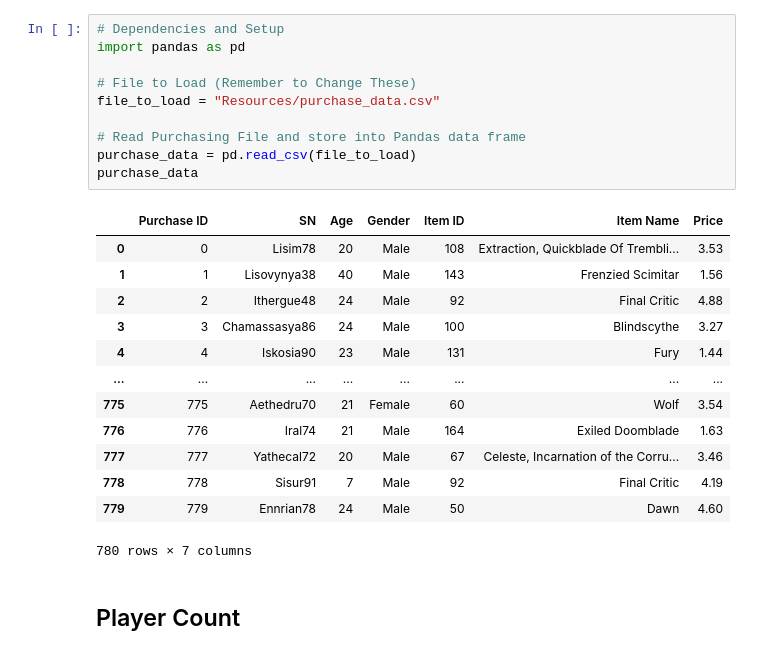
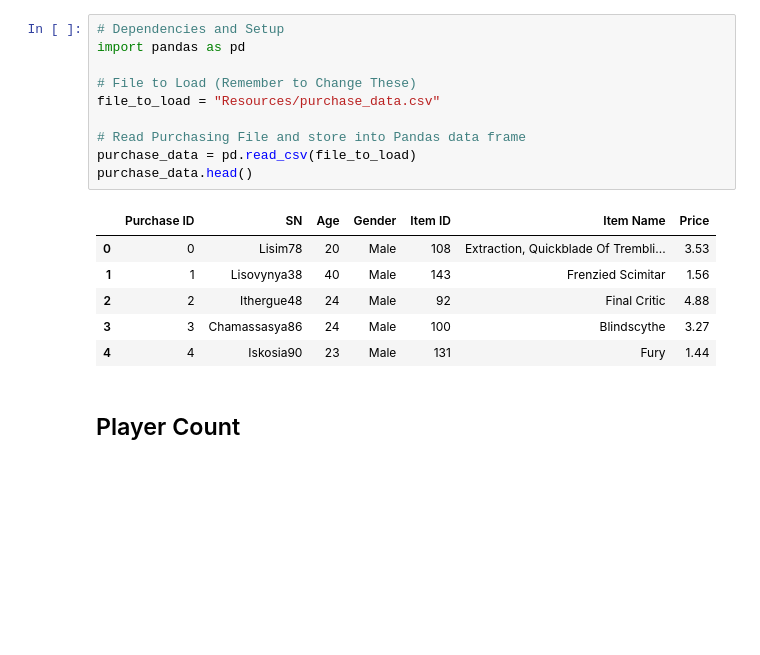
Before and after one commit to pgbeltran15/pandas-challenge, a Jupyter notebook: HeroesOfPymoli/HeroesOfPymoli.ipynb, the cells around one changed output. Drawn from its saved outputs; the diff is of its cells as text; blank space fills up the shorter version.

```diff
--- a/HeroesOfPymoli/HeroesOfPymoli.ipynb
+++ b/HeroesOfPymoli/HeroesOfPymoli.ipynb
@@ -1,27 +1,20 @@
 # %%
 # Dependencies and Setup
 import pandas as pd
 
 # File to Load (Remember to Change These)
 file_to_load = "Resources/purchase_data.csv"
 
 # Read Purchasing File and store into Pandas data frame
 purchase_data = pd.read_csv(file_to_load)
-purchase_data
+purchase_data.head()
 # %% [output]
 |  | Purchase ID | SN | Age | Gender | Item ID | Item Name | Price |
 | 0 | 0 | Lisim78 | 20 | Male | 108 | Extraction, Quickblade Of Trembli... | 3.53 |
 | 1 | 1 | Lisovynya38 | 40 | Male | 143 | Frenzied Scimitar | 1.56 |
 | 2 | 2 | Ithergue48 | 24 | Male | 92 | Final Critic | 4.88 |
 | 3 | 3 | Chamassasya86 | 24 | Male | 100 | Blindscythe | 3.27 |
 | 4 | 4 | Iskosia90 | 23 | Male | 131 | Fury | 1.44 |
-| ... | ... | ... | ... | ... | ... | ... | ... |
-| 775 | 775 | Aethedru70 | 21 | Female | 60 | Wolf | 3.54 |
-| 776 | 776 | Iral74 | 21 | Male | 164 | Exiled Doomblade | 1.63 |
-| 777 | 777 | Yathecal72 | 20 | Male | 67 | Celeste, Incarnation of the Corru... | 3.46 |
-| 778 | 778 | Sisur91 | 7 | Male | 92 | Final Critic | 4.19 |
-| 779 | 779 | Ennrian78 | 24 | Male | 50 | Dawn | 4.60 |
-780 rows × 7 columns
 # %% [markdown]
 ## Player Count
 # %% [markdown]
```
Also changed, not shown: parts of 2 cells of this notebook.
